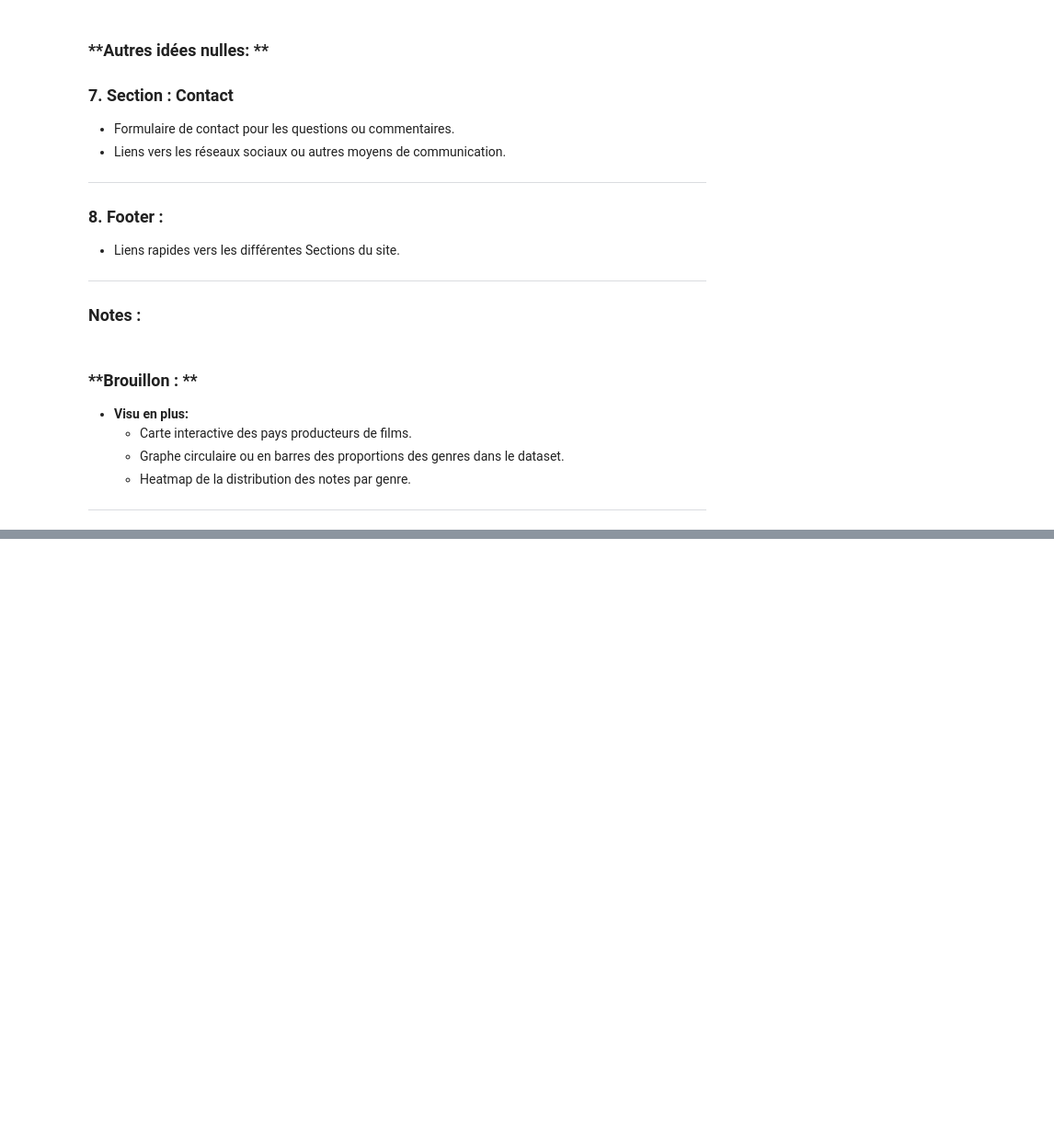
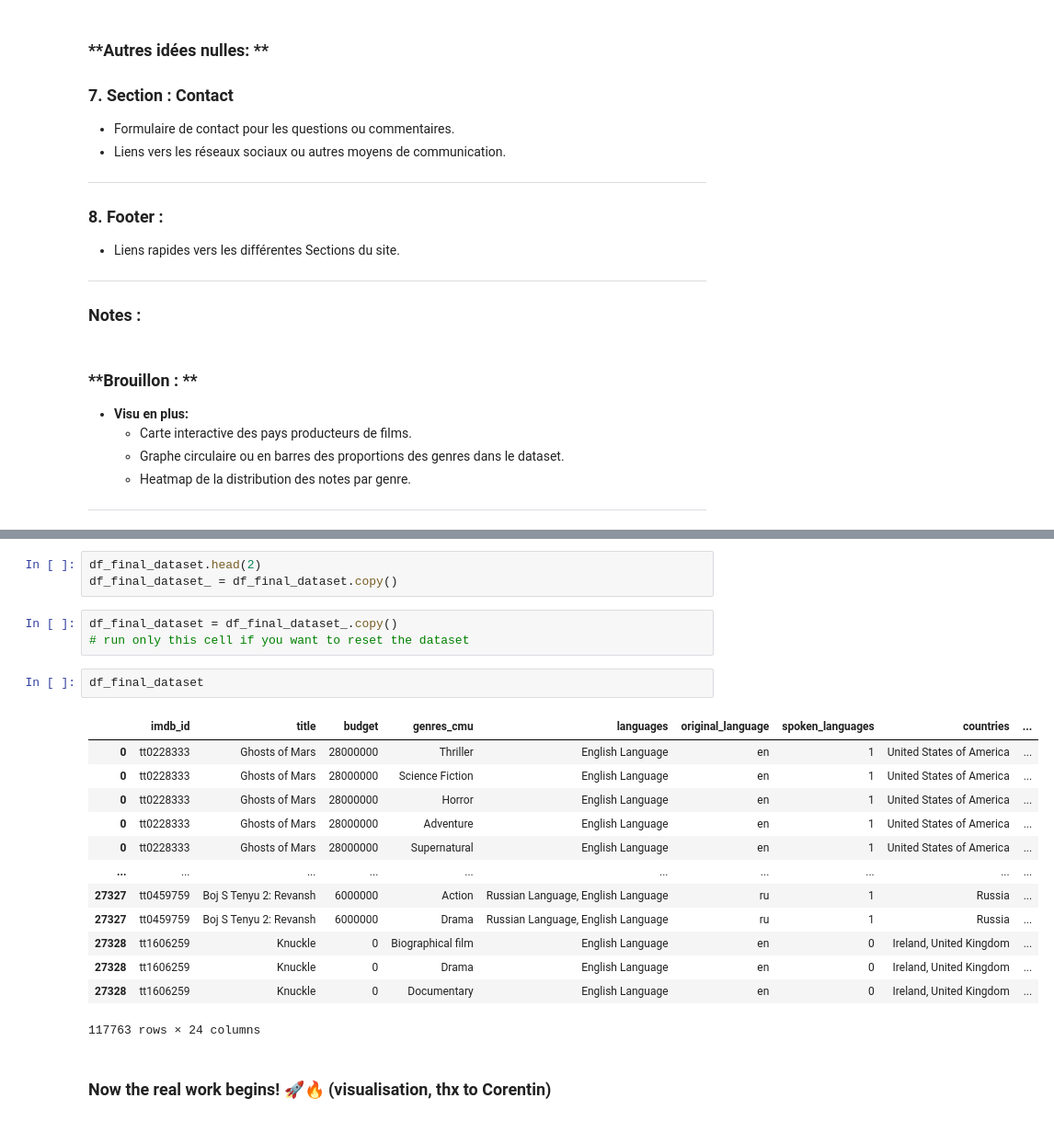
Before and after one commit to epfl-ada/ada-2024-project-skibidata, a Jupyter notebook: Data_story_&_Orga_site.ipynb, the cells around one changed output, grey strips where cells are left out. Shown: that part at 92% size. Saved outputs shown, nothing was run; the diff lists cells and outputs as text; blank space fills up the shorter version.

```diff
--- a/Data_story_&_Orga_site.ipynb
+++ b/Data_story_&_Orga_site.ipynb
@@ -157,0 +303,24 @@ Introduction générale :
+# %%
+df_final_dataset.head(2)
+df_final_dataset_ = df_final_dataset.copy()
+# %%
+df_final_dataset = df_final_dataset_.copy()
+# run only this cell if you want to reset the dataset
+# %%
+df_final_dataset
+# %% [output]
+|  | imdb_id | title | budget | genres_cmu | languages | original_language | spoken_languages | countries | ... |
+| 0 | tt0228333 | Ghosts of Mars | 28000000 | Thriller | English Language | en | 1 | United States of America | ... |
+| 0 | tt0228333 | Ghosts of Mars | 28000000 | Science Fiction | English Language | en | 1 | United States of America | ... |
+| 0 | tt0228333 | Ghosts of Mars | 28000000 | Horror | English Language | en | 1 | United States of America | ... |
+| 0 | tt0228333 | Ghosts of Mars | 28000000 | Adventure | English Language | en | 1 | United States of America | ... |
+| 0 | tt0228333 | Ghosts of Mars | 28000000 | Supernatural | English Language | en | 1 | United States of America | ... |
+| ... | ... | ... | ... | ... | ... | ... | ... | ... | ... |
+| 27327 | tt0459759 | Boj S Tenyu 2: Revansh | 6000000 | Action | Russian Language, English Language | ru | 1 | Russia | ... |
+| 27327 | tt0459759 | Boj S Tenyu 2: Revansh | 6000000 | Drama | Russian Language, English Language | ru | 1 | Russia | ... |
+| 27328 | tt1606259 | Knuckle | 0 | Biographical film | English Language | en | 0 | Ireland, United Kingdom | ... |
+| 27328 | tt1606259 | Knuckle | 0 | Drama | English Language | en | 0 | Ireland, United Kingdom | ... |
+| 27328 | tt1606259 | Knuckle | 0 | Documentary | English Language | en | 0 | Ireland, United Kingdom | ... |
+117763 rows × 24 columns
+# %% [markdown]
+### Now the real work begins! 🚀🔥 (visualisation, thx to Corentin)
```
Also changed, not shown: parts of 13 cells of this notebook.
